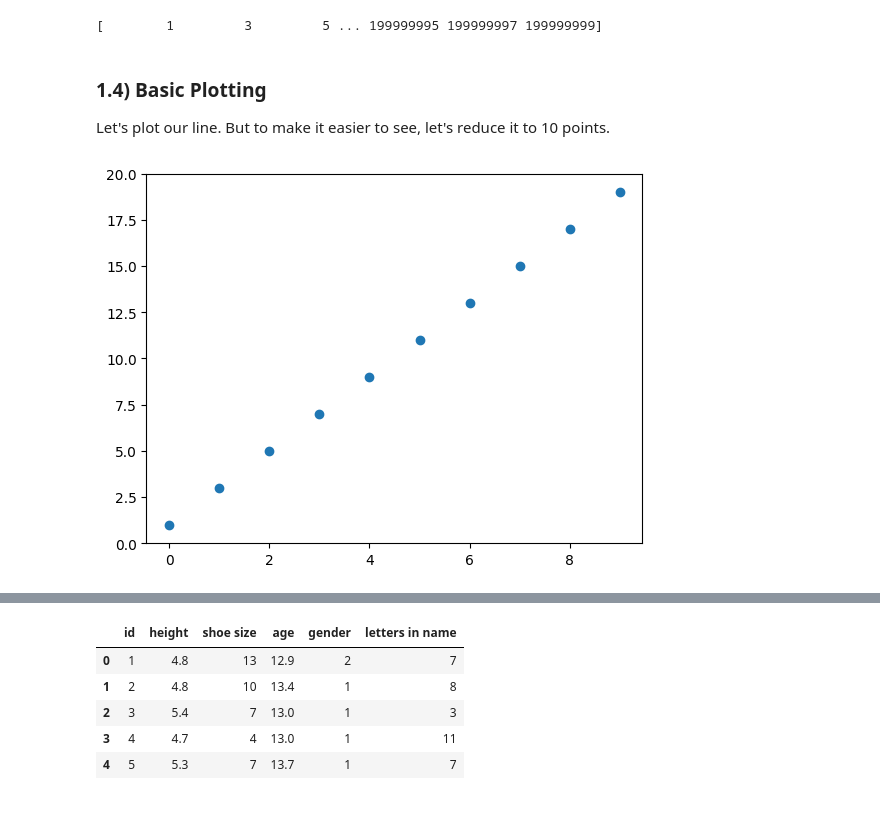
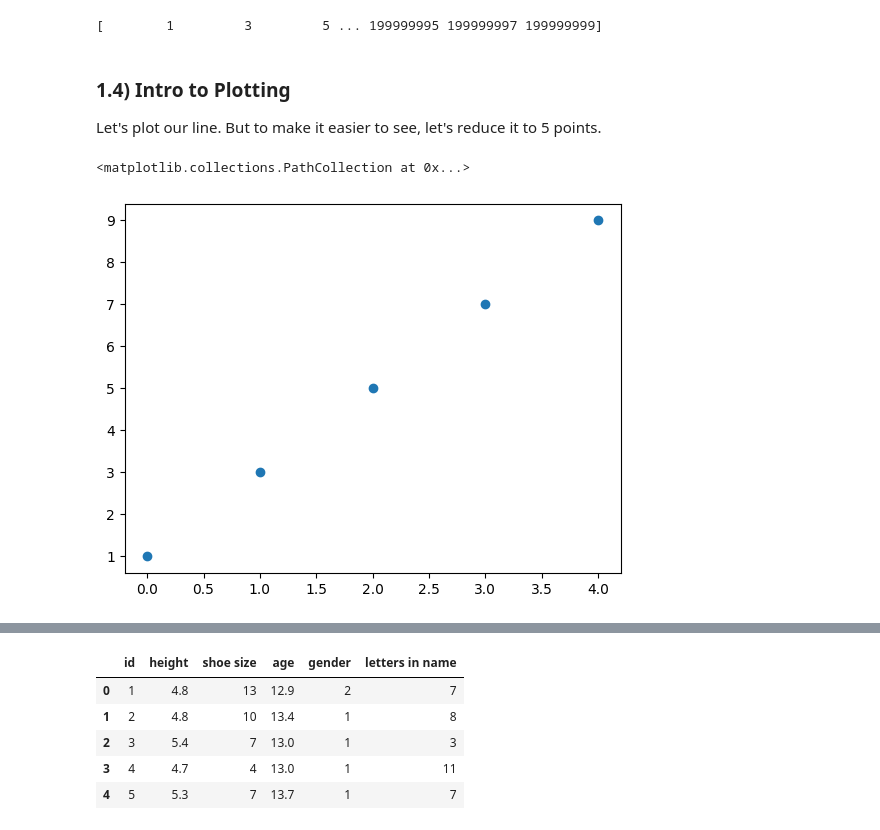
Before and after one commit to sayhellojoel/grade78pythonmath, a Jupyter notebook: Class 1.ipynb, the cells around one changed output, grey strips where cells are left out. Drawn from its saved outputs; the diff is of its cells as text; code cells hidden in the pictures.

```diff
--- a/Class 1.ipynb
+++ b/Class 1.ipynb
@@ -138,11 +132,11 @@ Let's set the slope to 2 and the intercept to 1.
 Now we can calculate the corresponding y value.
 # %%
 # now we calculate y when we have a given x
-slope = 2
-intercept = 1
+m = 2
+b = 1
 x = 1
 
-y = slope * x + intercept
+y = m * x + b
 y
 # %% [output]
 3
@@ -190,5 +187,5 @@ print(y_array)
 # %% [output]
 [        1         3         5 ... 199999995 199999997 199999999]
 # %% [markdown]
-### 1.4) Basic Plotting
-Let's plot our line. But to make it easier to see, let's reduce it to 10 points.
+### 1.4) Intro to Plotting
+Let's plot our line. But to make it easier to see, let's reduce it to 5 points.
@@ -195,11 +194,9 @@ Let's plot our line. But to make it easier to see, let's reduce it to 10 points.
 # %%
-import matplotlib.pyplot as plt # import new package for plotting
-x_array = np.arange(10)
-y_array = slope * x_array + intercept
+x_array = np.arange(5)
+y_array = m * x_array + b
 
 # plot
 plt.scatter(x_array, y_array) # this part tells is what arrays to plot with
-plt.ylim([0, 20]) # sets the min and max values for y axis, min=0, max=20
-plt.show()
 # %% [output]
+<matplotlib.collections.PathCollection at 0x...>
-[figure, old version]
+[figure, new version]
```
Also changed, not shown: parts of 20 cells of this notebook, 1 other file.
